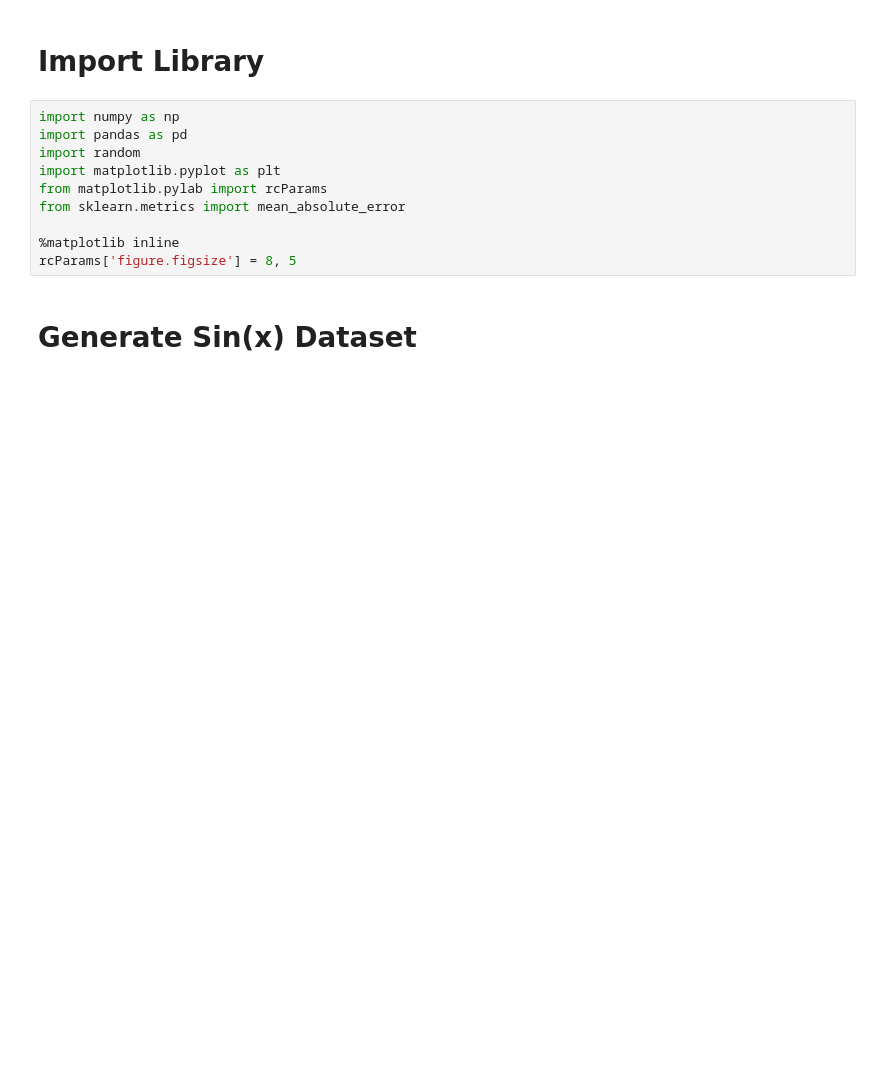
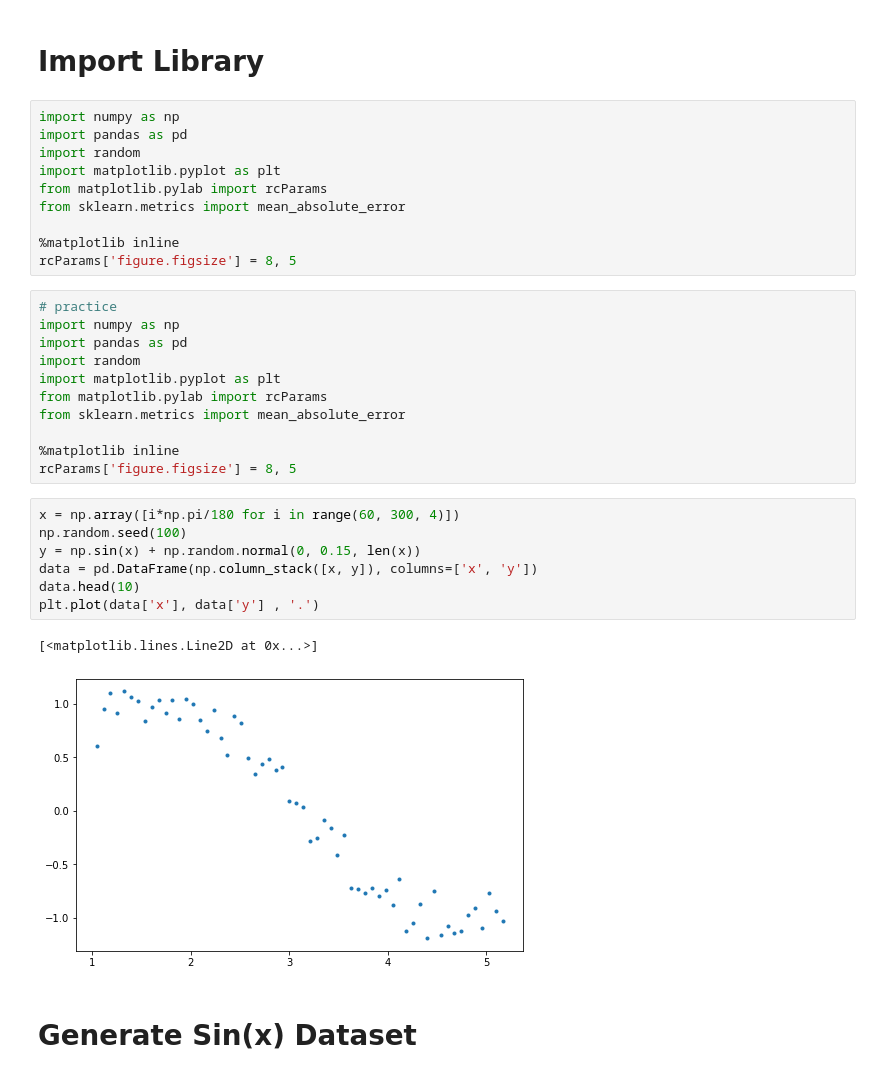
Before and after one commit to Bobson0101/course_3.0, a Jupyter notebook: 02_ML/part2/Chapter2/Linear_Regression_Example.ipynb, the cells around one changed output. Saved outputs shown, nothing was run; the diff lists cells and outputs as text; blank space fills up the shorter version.

```diff
--- a/02_ML/part2/Chapter2/Linear_Regression_Example.ipynb
+++ b/02_ML/part2/Chapter2/Linear_Regression_Example.ipynb
@@ -12,6 +12,27 @@ from sklearn.metrics import mean_absolute_error
 
 %matplotlib inline
 rcParams['figure.figsize'] = 8, 5
+# %%
+# practice
+import numpy as np
+import pandas as pd
+import random
+import matplotlib.pyplot as plt
+from matplotlib.pylab import rcParams
+from sklearn.metrics import mean_absolute_error
+
+%matplotlib inline
+rcParams['figure.figsize'] = 8, 5
+# %%
+x = np.array([i*np.pi/180 for i in range(60, 300, 4)])
+np.random.seed(100)
+y = np.sin(x) + np.random.normal(0, 0.15, len(x))
+data = pd.DataFrame(np.column_stack([x, y]), columns=['x', 'y'])
+data.head(10)
+plt.plot(data['x'], data['y'] , '.')
+# %% [output]
+[<matplotlib.lines.Line2D at 0x...>]
+[figure, added]
 # %% [markdown]
 # Generate Sin(x) Dataset
 # %%
```
Also changed, not shown: parts of 4 cells of this notebook.
